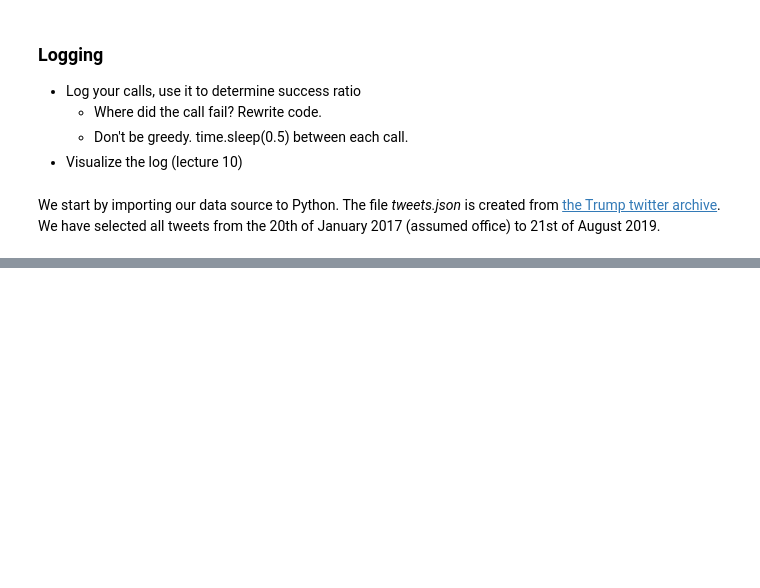
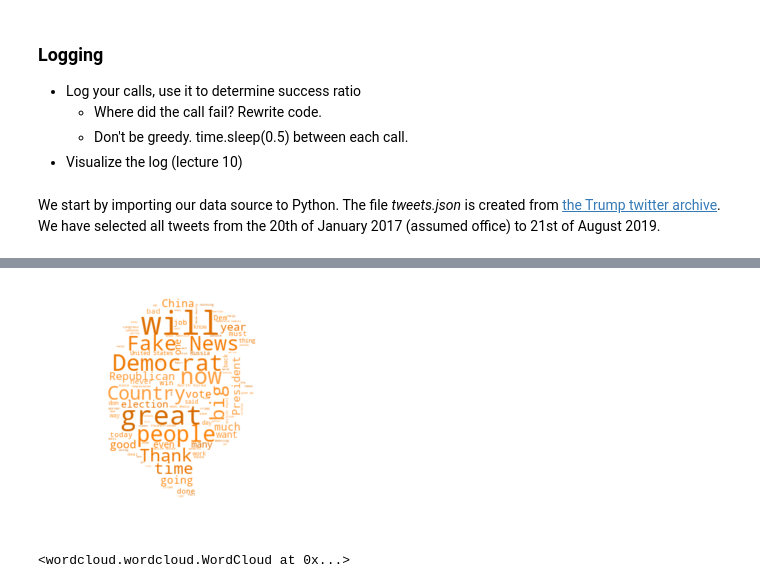
Before and after one commit to BjornCilleborg/sds2019, a Jupyter notebook: EXAM PROJECT/Exam Project.ipynb, the cells around one changed output, grey strips where cells are left out. Drawn from its saved outputs; the diff is of its cells as text; code cells hidden in the pictures; blank space fills up the shorter version.

```diff
--- a/EXAM PROJECT/Exam Project.ipynb
+++ b/EXAM PROJECT/Exam Project.ipynb
@@ -106,0 +115,17 @@ See the caveats in the documentation: http://pandas.pydata.org/pandas-docs/stabl
+# %%
+# wordcloud for df
+text = " ".join(tweet for tweet in df['text'][df['text'].str.contains(r'^(?:(?!https|co|amp).)*$')])
+
+# Create and generate a word cloud image:
+wordcloud = WordCloud(max_font_size=50, max_words=100, background_color="white",mask=trump_mask,
+                      contour_color ='black',color_func=custom_color).generate(text)
+
+# Display the generated image:
+plt.imshow(wordcloud, interpolation='bilinear')
+plt.axis("off")
+plt.show()
+
+wordcloud.to_file("wordcloud_all.png")
+# %% [output]
+[figure, added]
+<wordcloud.wordcloud.WordCloud at 0x...>
```
Also changed, not shown: parts of 5 cells of this notebook, 6 other files.
